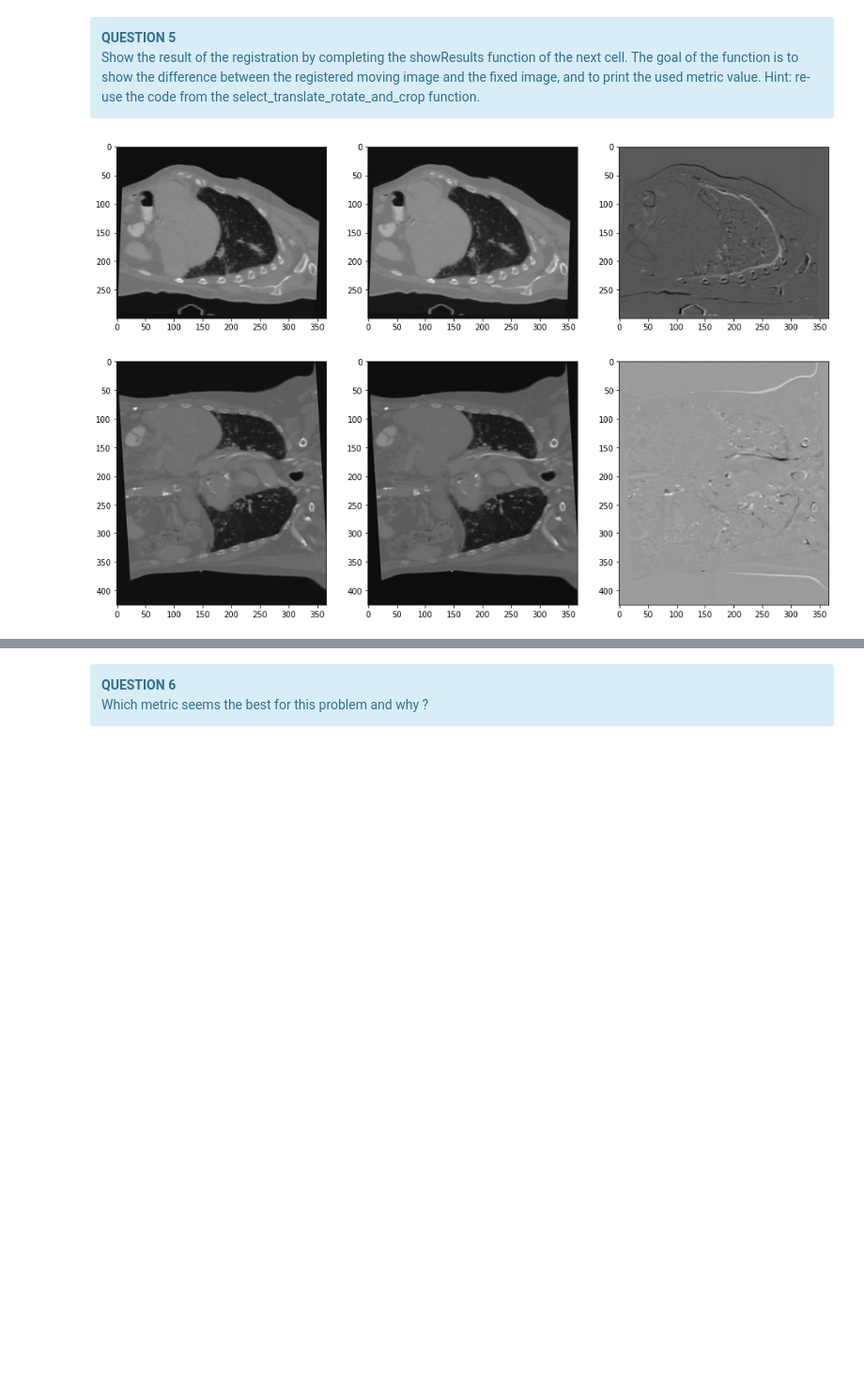
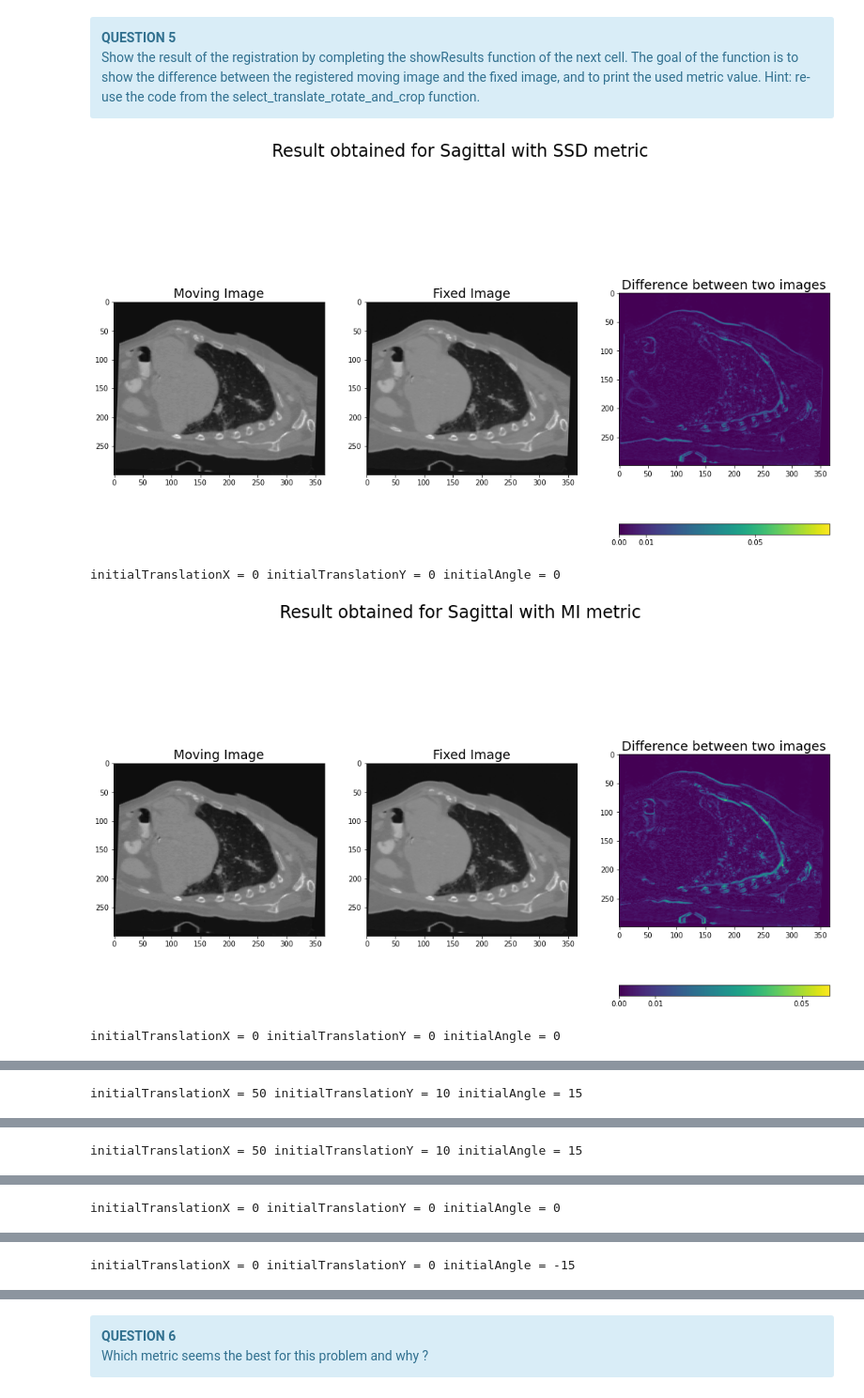
Before and after one commit to gdeside/LGBIO2050_medical_imaging, a Jupyter notebook: Challenge6/2D-3D Registrationv2.ipynb, the cells around one changed output, grey strips where cells are left out. Shown at 94% size. Drawn from its saved outputs; the diff is of its cells as text; code cells hidden in the pictures; blank space fills up the shorter version.

```diff
--- a/Challenge6/2D-3D Registrationv2.ipynb
+++ b/Challenge6/2D-3D Registrationv2.ipynb
@@ -352,20 +349,20 @@ Use the rigid registation method you implemented on the three given 2D images us
 #Question 4 code
 
 # Chose initial values for the registration parameters
-initialTranslationX = 0
-initialTranslationY = 0
-initialAngle = 0
+initialTranslationX = 50
+initialTranslationY = 10
+initialAngle = 15
 approxSliceIndexToUse = approxSliceIndex1
-metric = 'SSD'
+metric = 'MI'
 
 # to select which of the 3 orientation is the orientation of the 2D image
 # 0 --> Sagittal
 # 1 --> Coronal
 # 2 --> Transversal
 
-selectedOrientation = 1
+selectedOrientation = 0
 
-x_res = rigid_registration(image2D1, image3D, [initialTranslationX,
+x_res = rigid_registration(image2D0, image3D, [initialTranslationX,
                                                initialTranslationY,
                                                initialAngle,
                                                approxSliceIndexToUse], selectedOrientation, metric)
@@ -389,27 +386,58 @@ print(x_res.x)
 Show the result of the registration by completing the showResults function of the next cell. The goal of the function is to show the difference between the registered moving image and the fixed image, and to print the used metric value. Hint: re-use the code from the select_translate_rotate_and_crop function.<br>
 # %%
 #Question 5 code
+
+dict_section ={
+    0 : "Sagittal",
+    1 : "Coronal",
+    2 : "Transversal"
+}
 
 def showResults(fixed2D, moving3D, regParams, selectedOrientation, metric_name = 'SSD'):
 
     rows, cols = fixed2D.shape[0], fixed2D.shape[1]
     moving2D = getSliceFrom3D(moving3D, selectedOrientation, int(round(regParams[3])))
     translated = ndimage.interpolation.affine_transform(moving2D, [[1,0],[0,1]], offset=(regParams[0], regParams[1]), output_shape=(rows,cols))
     moving2D = ndimage.rotate(translated, regParams[2], reshape=False)
-    fig, axs = plt.subplots(1,3,figsize =(16,10))
+
+    diff_image = moving2D - fixed2D
+    fig, axs = plt.subplots(1,3,figsize =(18,10))
+    #fig.tight_layout()
+    fig.suptitle("Result obtained for "+ dict_section[selectedOrientation]+" with "+ metric_name + " metric",size ="24")
     axs[0].imshow(moving2D,cmap="gray")
+    axs[0].set_title("Moving Image",size="18")
     axs[1].imshow(fixed2D,cmap="gray")
-    axs[2].imshow(moving2D - fixed2D,cmap="gray")
+    axs[1].set_title("Fixed Image",size="18")
+    imgplot = axs[2].imshow(np.abs(diff_image))
+    axs[2].set_title("Difference between two images",size="18")
+    plt.colorbar(imgplot,ticks=[0.0,0.01,0.05], orientation='horizontal')
     plt.show()
 
 
-showResults(image2D0, image3D,[3.75103974,2.86474069,-2.09918256,123.04171365], 0, "SSD")
+showResults(image2D0, image3D,[ 3.7729501,2.82555849,-2.12906546,123.20619186], 0, "SSD")
+print("initialTranslationX = 0","initialTranslationY = 0","initialAngle = 0")
+showResults(image2D0, image3D,[ 3.99977057,2.94888845,-2.11664534,125.02964629], 0, "MI")
+print("initialTranslationX = 0","initialTranslationY = 0","initialAngle = 0")
+showResults(image2D0, image3D,[ 3.88869133,2.94052117,-2.10704033,123.66520634], 0, "SSD")
+print("initialTranslationX = 50","initialTranslationY = 10","initialAngle = 15")
+showResults(image2D0, image3D,[ 47.86966108,10.65508699,14.23672612,147.42331139], 0, "MI")
+print("initialTranslationX = 50","initialTranslationY = 10","initialAngle = 15")
 
 showResults(image2D1, image3D,[ 8.0052074,-3.95667615,3.49982945,151.25736546], 1, "SSD")
+print("initialTranslationX = 0","initialTranslationY = 0","initialAngle = 0")
+showResults(image2D1, image3D,[  7.96839504,-3.98404198,3.49852291,149.6451925], 1, "SSD")
+print("initialTranslationX = 0","initialTranslationY = 0","initialAngle = -15")
 showResults(image2D1, image3D,[7.96336815,-4.04942522 ,3.49967908,150.26005062], 1, "MI")
+print("initialTranslationX = 0","initialTranslationY = 0","initialAngle = 0")
+showResults(image2D1, image3D,[7.96631407,-3.88627042,3.50301992,150.18139268], 1, "MI")
+print("initialTranslationX = 0","initialTranslationY = 0","initialAngle = -15")
 
 showResults(image2D2, image3D,[ -5.68160959,-6.54313262,1.60129559,178.04938004], 2, "SSD")
-showResults(image2D2, image3D,[ -5.65592621,-6.96826988,1.57447533,176.50110105], 2, "MI")
+print("initialTranslationX = 0","initialTranslationY = 0","initialAngle = 0")
+showResults(image2D2, image3D,[-5.67620143, -6.54982998, 1.59301603,178.60016658], 2, "MI")
+print("initialTranslationX = 0","initialTranslationY = 0","initialAngle = 0")
 # %% [output]
-[figure, old version]
+[figure, new version]
+initialTranslationX = 0 initialTranslationY = 0 initialAngle = 0
-[figure, old version]
+[figure, new version]
+initialTranslationX = 0 initialTranslationY = 0 initialAngle = 0
@@ -416,0 +445 @@ showResults(image2D2, image3D,[ -5.65592621,-6.96826988,1.57447533,176.50110105]
+initialTranslationX = 50 initialTranslationY = 10 initialAngle = 15
@@ -417,0 +447 @@ showResults(image2D2, image3D,[ -5.65592621,-6.96826988,1.57447533,176.50110105]
+initialTranslationX = 50 initialTranslationY = 10 initialAngle = 15
@@ -418,0 +449 @@ showResults(image2D2, image3D,[ -5.65592621,-6.96826988,1.57447533,176.50110105]
+initialTranslationX = 0 initialTranslationY = 0 initialAngle = 0
@@ -418,0 +451 @@ showResults(image2D2, image3D,[ -5.65592621,-6.96826988,1.57447533,176.50110105]
+initialTranslationX = 0 initialTranslationY = 0 initialAngle = -15
```
Also changed, not shown: parts of 10 cells of this notebook, 10 other files.
